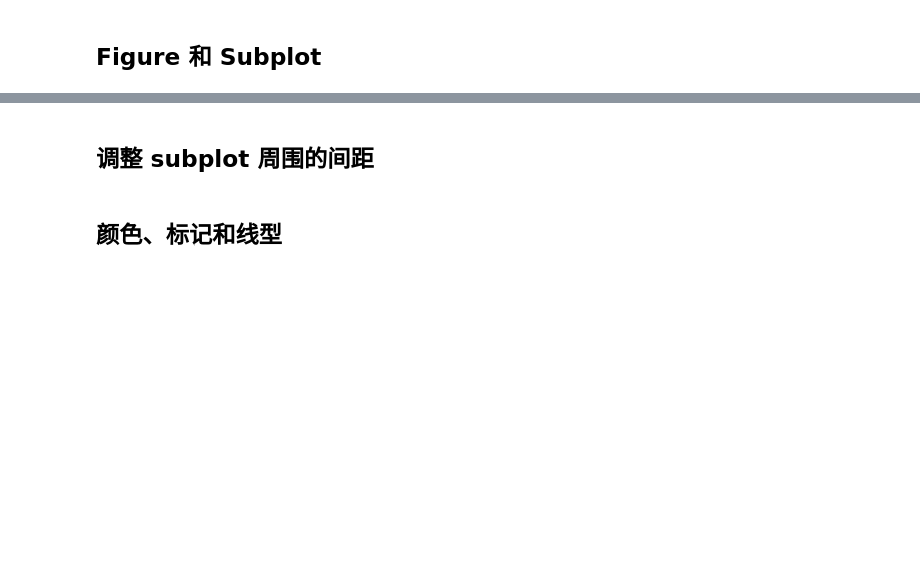
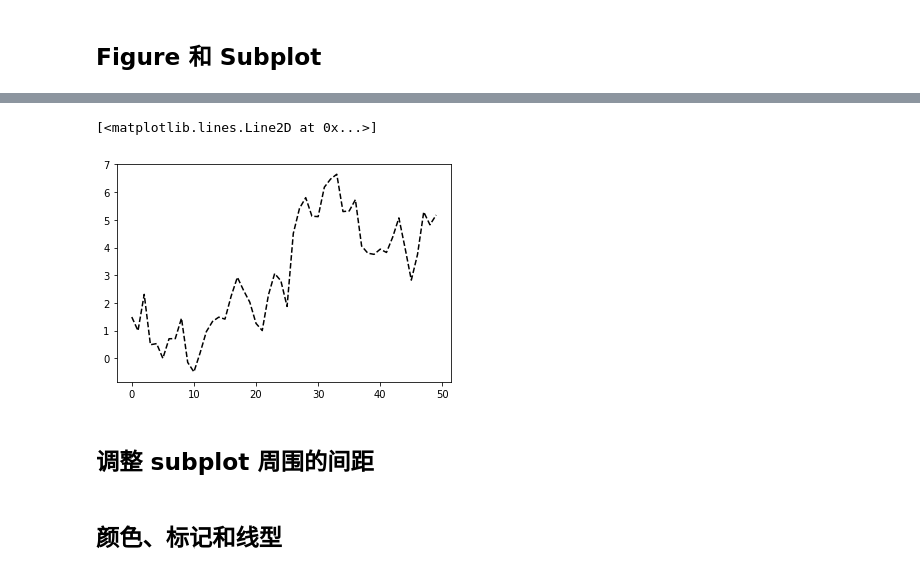
Before and after one commit to meloxl/Python-for-Data-Analysis, a Jupyter notebook: task8-ch09.ipynb, the cells around one changed output, grey strips where cells are left out. Saved outputs shown, nothing was run; the diff lists cells and outputs as text; code cells hidden in the pictures; blank space fills up the shorter version.

```diff
--- a/task8-ch09.ipynb
+++ b/task8-ch09.ipynb
@@ -7,3 +51,8 @@
+# %%
+plt.plot(np.random.randn(50).cumsum(), 'k--')
+# %% [output]
+[<matplotlib.lines.Line2D at 0x...>]
+[figure, added]
 # %% [markdown]
 ## 调整 subplot 周围的间距
 # %% [markdown]
```
Also changed, not shown: parts of 14 cells of this notebook.
